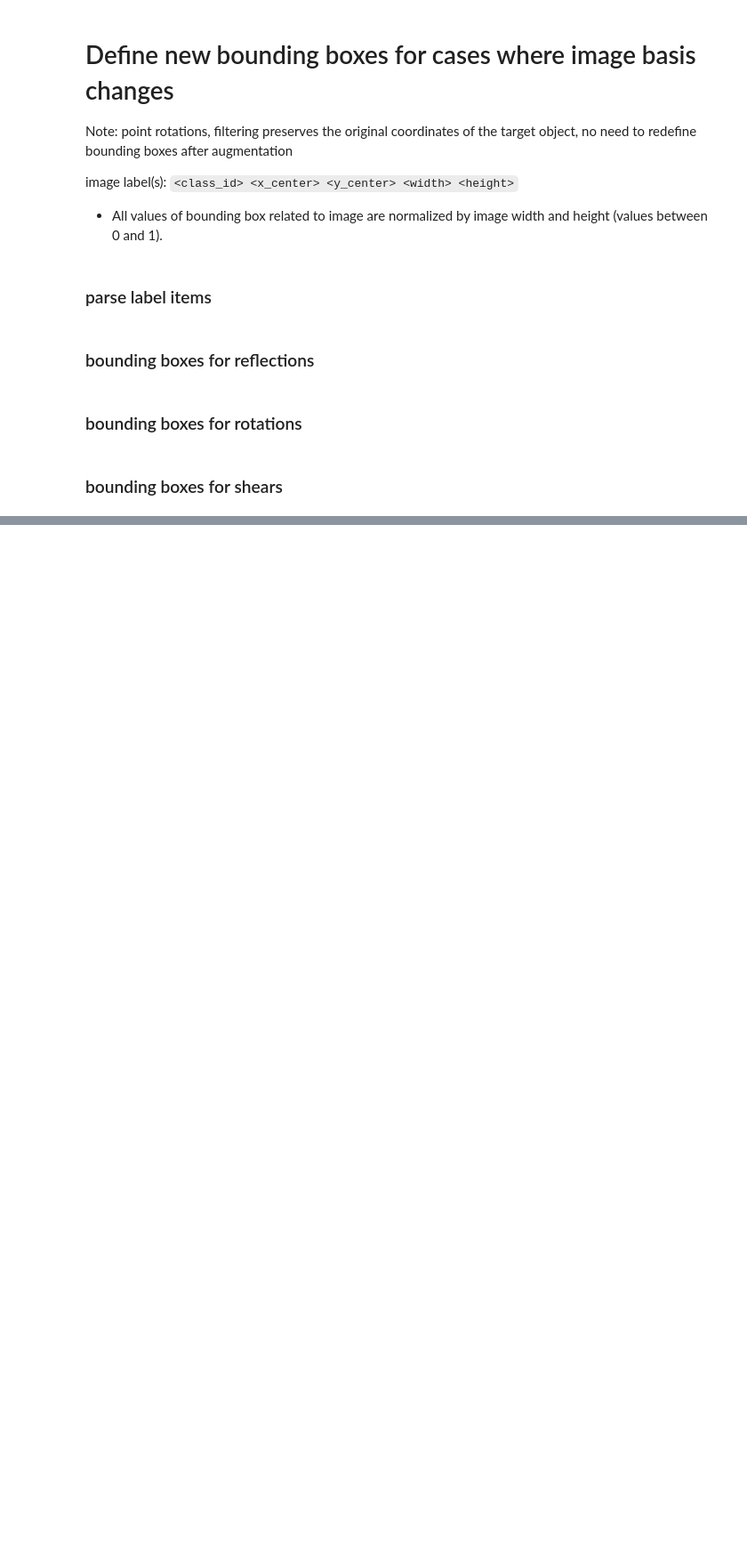
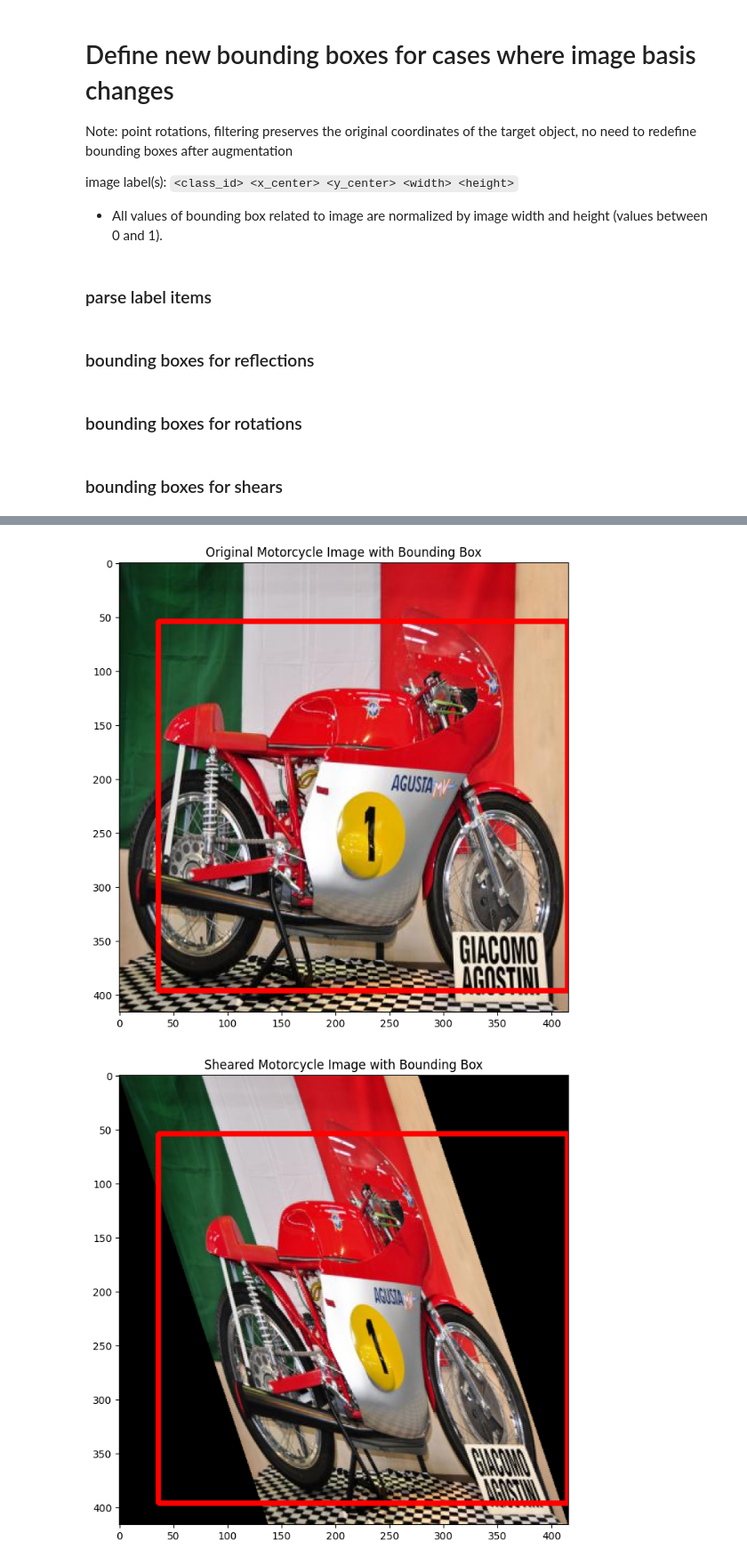
Before and after one commit to valerieliang/data-augmentation, a Jupyter notebook: bounding_boxes.ipynb, the cells around one changed output, grey strips where cells are left out. Shown at 89% size. Cells and saved outputs as stored; diff of their text form; code cells hidden in the pictures; blank space fills up the shorter version.

```diff
--- a/bounding_boxes.ipynb
+++ b/bounding_boxes.ipynb
@@ -184,0 +387,52 @@ def shear_bbox(label_string, image_shape, shear_factor_x=0.0, shear_factor_y=0.0
+# %%
+# shear parameters
+shear_factor_x = 0.5  # Horizontal shear factor
+shear_factor_y = 0  # Vertical shear factor
+
+# Apply shear to the image
+sheared_image = shear_image(img_rgb, shear_factor_x=shear_factor_x, shear_factor_y=shear_factor_y)
+
+# Apply shear to the bounding box
+image_shape = img_rgb.shape[:2]  # Get the image shape (height, width)
+new_label = shear_bbox(label, image_shape, shear_factor_x, shear_factor_y)
+
+# Parse the new label and draw the updated bounding box
+class_id, xc, yc, w, h = parse_label_string(new_label)
+img_h, img_w = image_shape
+
+# Convert normalized coordinates back to absolute values
+x_center = xc * img_w
+y_center = yc * img_h
+width = w * img_w
+height = h * img_h
+
+# Calculate the corner points of the bounding box
+x1 = x_center - width / 2
+y1 = y_center - height / 2
+x2 = x_center + width / 2
+y2 = y_center + height / 2
+
+# Draw the original bounding box on the original image
+img_copy = img_rgb.copy()
+cv2.rectangle(img_copy, (int(x1), int(y1)), (int(x2), int(y2)), (255, 0, 0), 3)
+
+# Draw the sheared bounding box on the sheared image
+sheared_image_copy = sheared_image.copy()
+cv2.rectangle(sheared_image_copy, (int(x1), int(y1)), (int(x2), int(y2)), (255, 0, 0), 3)
+
+# Display the original image with bounding box
+plt.figure(figsize=(10, 8))
+plt.imshow(img_copy)
+plt.title('Original Motorcycle Image with Bounding Box')
+plt.axis('on')
+plt.show()
+
+# Display the sheared image with bounding box
+plt.figure(figsize=(10, 8))
+plt.imshow(sheared_image_copy)
+plt.title('Sheared Motorcycle Image with Bounding Box')
+plt.axis('on')
+plt.show()
+# %% [output]
+[figure, added]
+[figure, added]
```
Also changed, not shown: parts of 9 cells of this notebook.
